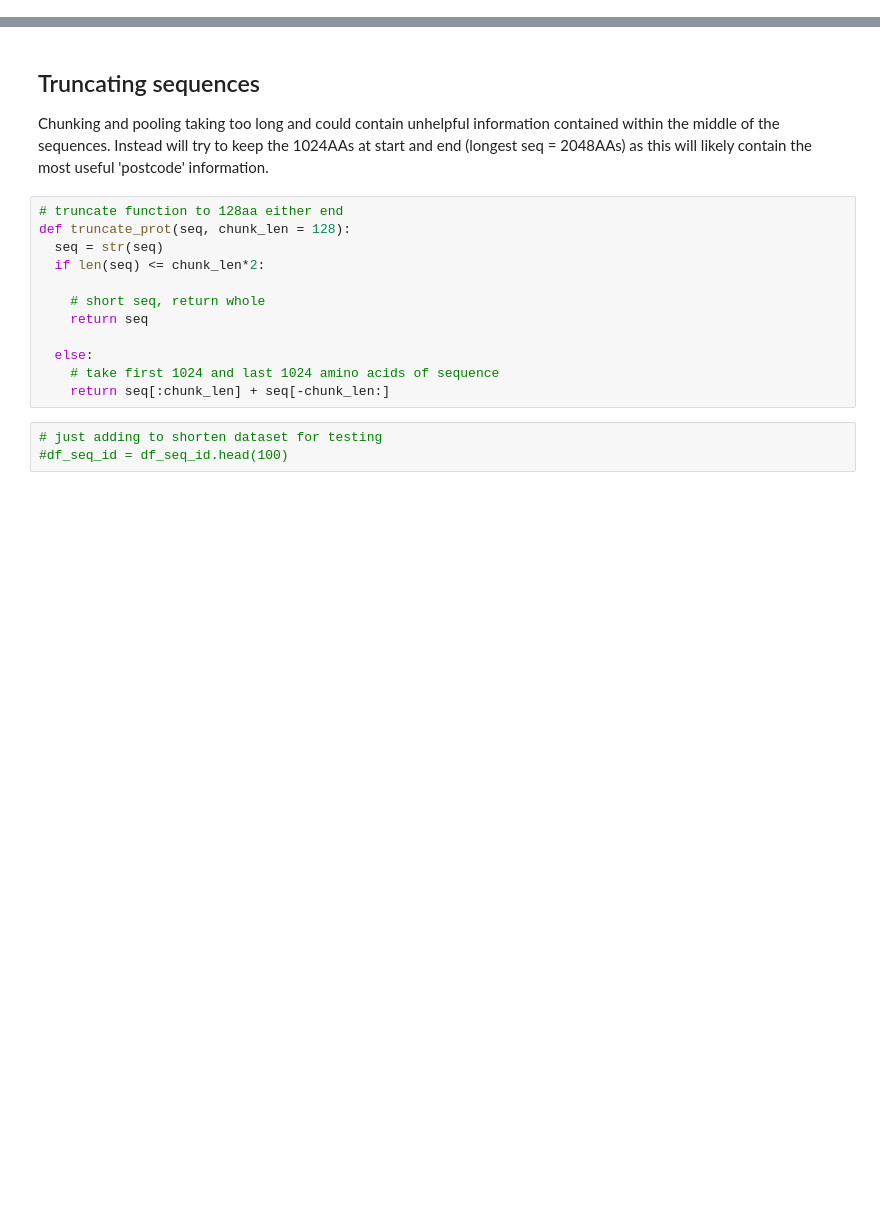
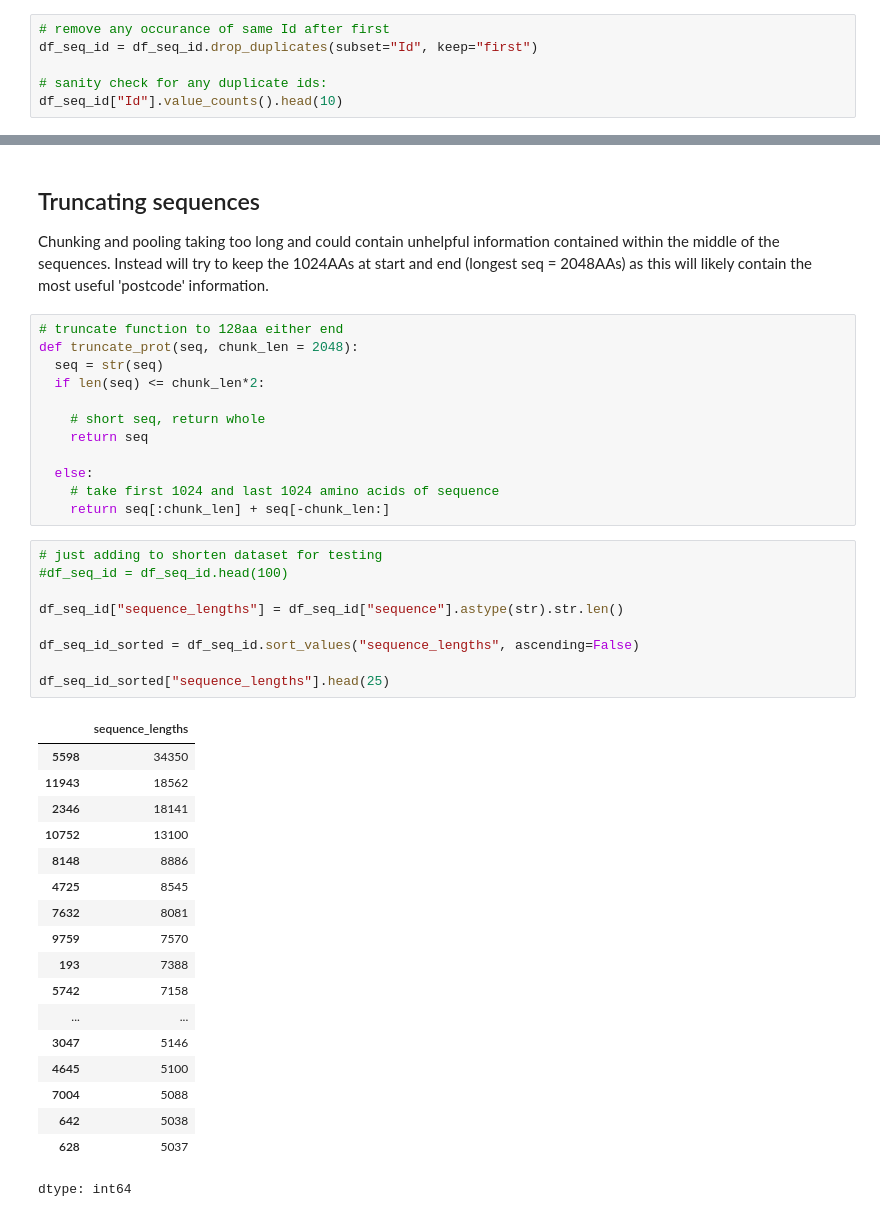
Before and after one commit to archiebenn/BIOLM0050_kaggle, a Jupyter notebook: protein_embedding_classifier.ipynb, the cells around one changed output, grey strips where cells are left out. Drawn from its saved outputs; the diff is of its cells as text; blank space fills up the shorter version.

```diff
--- a/protein_embedding_classifier.ipynb
+++ b/protein_embedding_classifier.ipynb
@@ -97,0 +116,6 @@ df_seq_id.head()
+# %%
+# remove any occurance of same Id after first
+df_seq_id = df_seq_id.drop_duplicates(subset="Id", keep="first")
+
+# sanity check for any duplicate ids:
+df_seq_id["Id"].value_counts().head(10)
@@ -195,7 +233,7 @@ def embed_chunky_protein(seq, chunk_size=1024, overlap=50):
 Chunking and pooling taking too long and could contain unhelpful information contained within the middle of the sequences. Instead will try to keep the 1024AAs at start and end (longest seq = 2048AAs) as this will likely contain the most useful 'postcode' information.
 # %%
 # truncate function to 128aa either end
-def truncate_prot(seq, chunk_len = 128):
+def truncate_prot(seq, chunk_len = 2048):
   seq = str(seq)
   if len(seq) <= chunk_len*2:
 
@@ -208,5 +246,30 @@ def truncate_prot(seq, chunk_len = 128):
 # %%
 # just adding to shorten dataset for testing
 #df_seq_id = df_seq_id.head(100)
+
+df_seq_id["sequence_lengths"] = df_seq_id["sequence"].astype(str).str.len()
+
+df_seq_id_sorted = df_seq_id.sort_values("sequence_lengths", ascending=False)
+
+df_seq_id_sorted["sequence_lengths"].head(25)
+# %% [output]
+|  | sequence_lengths |
+| 5598 | 34350 |
+| 11943 | 18562 |
+| 2346 | 18141 |
+| 10752 | 13100 |
+| 8148 | 8886 |
+| 4725 | 8545 |
+| 7632 | 8081 |
+| 9759 | 7570 |
+| 193 | 7388 |
+| 5742 | 7158 |
+| ... | ... |
+| 3047 | 5146 |
+| 4645 | 5100 |
+| 7004 | 5088 |
+| 642 | 5038 |
+| 628 | 5037 |
+dtype: int64
 # %%
 # write out the .h5 file:
```
Also changed, not shown: parts of 11 cells of this notebook.
